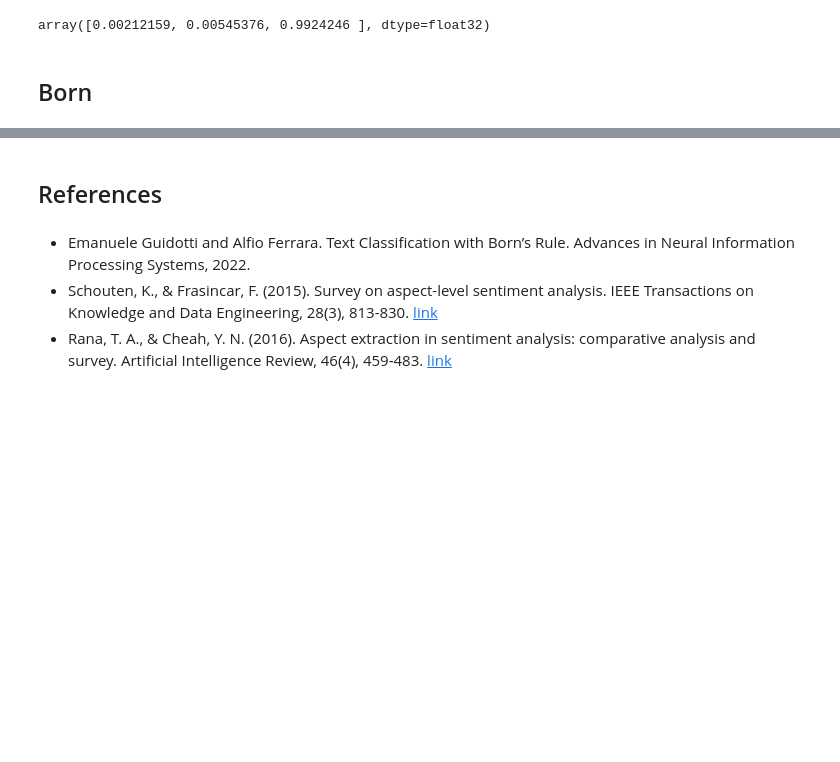
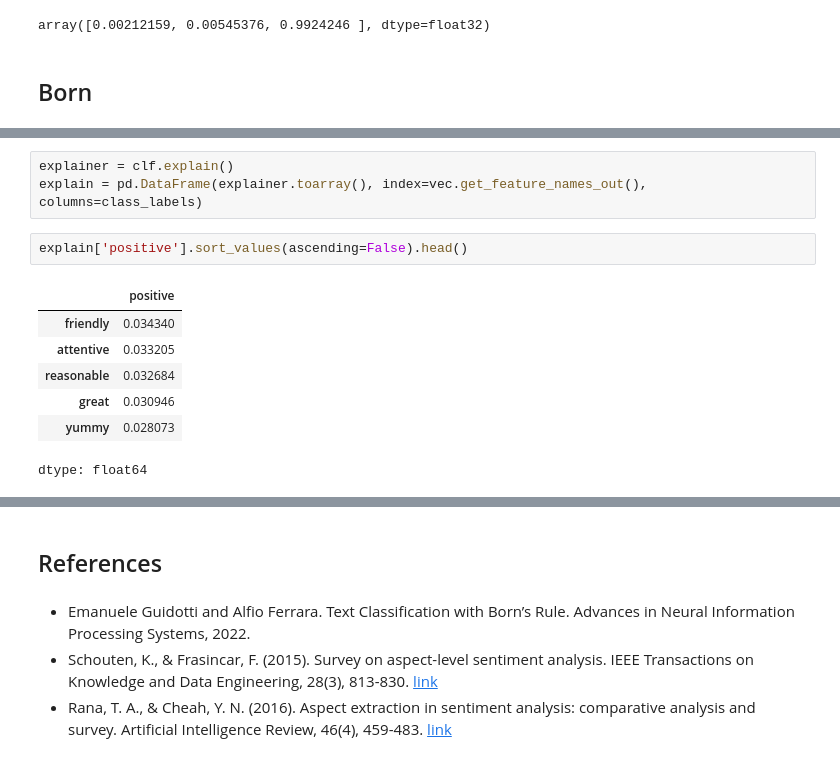
Before and after one commit to tabaraei/aspect-based-sentiment-analysis, a Jupyter notebook: ABSA.ipynb, the cells around one changed output, grey strips where cells are left out. Drawn from its saved outputs; the diff is of its cells as text; blank space fills up the shorter version.

```diff
--- a/ABSA.ipynb
+++ b/ABSA.ipynb
@@ -213,0 +150,13 @@ print(classification_report(y_test, y_pred))
+# %%
+explainer = clf.explain()
+explain = pd.DataFrame(explainer.toarray(), index=vec.get_feature_names_out(), columns=class_labels)
+# %%
+explain['positive'].sort_values(ascending=False).head()
+# %% [output]
+|  | positive |
+| friendly | 0.034340 |
+| attentive | 0.033205 |
+| reasonable | 0.032684 |
+| great | 0.030946 |
+| yummy | 0.028073 |
+dtype: float64
```
Also changed, not shown: parts of 18 cells of this notebook.
